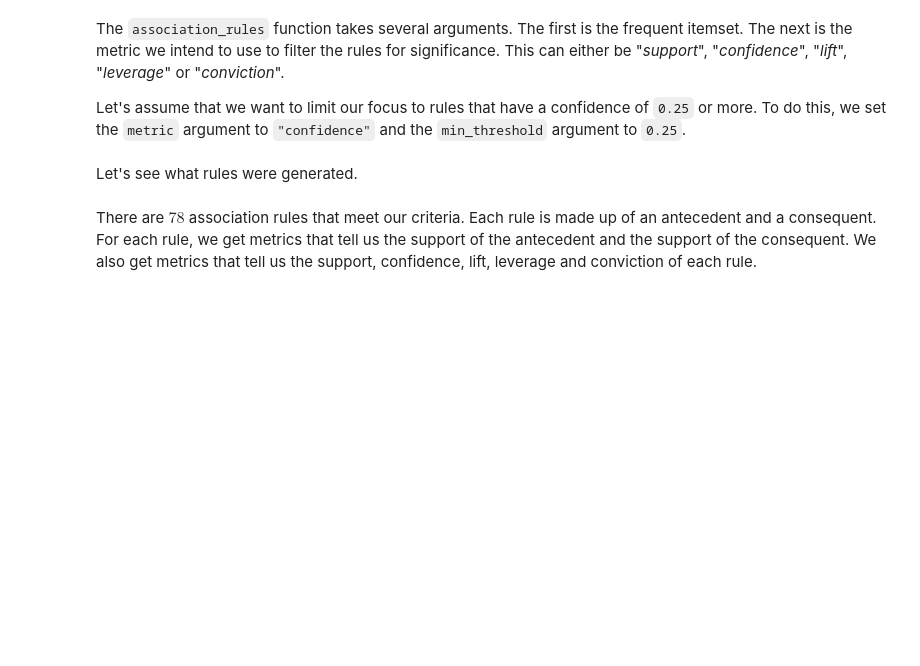
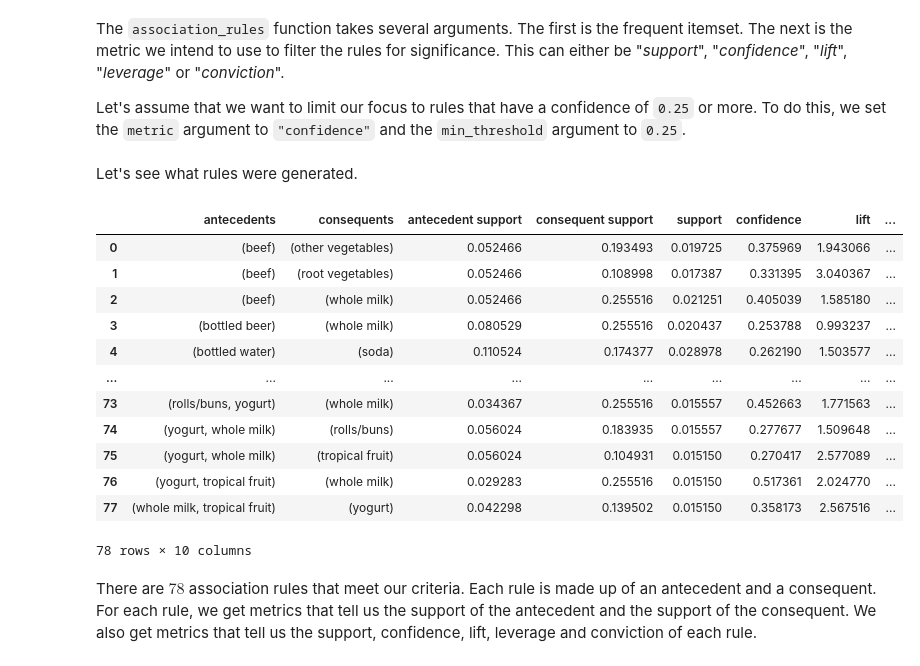
Before and after one commit to aritra19972603/machine-learning-with-python-association-rules-3209139, a Jupyter notebook: src/02b.ipynb, the cells around one changed output. Cells and saved outputs as stored; diff of their text form; code cells hidden in the pictures; blank space fills up the shorter version.

```diff
--- a/src/02b.ipynb
+++ b/src/02b.ipynb
@@ -67,2 +82,4 @@ Then we instantiate an object called `encoder` from the `TransactionEncoder` cla
+# %%
+transections=encoder.fit(groceries).transform(groceries) # type: ignore
 # %% [markdown]
 Using the `encoder` object, we call the `fit()` method to extract the unique labels in the transaction set and the `transform()` method to one-hot encode the transactions into a boolean NumPy array.
@@ -72,5 +99,7 @@ Next, we convert the transactions into a pandas DataFrame. This requires that we
 import pandas as pd
 # %% [markdown]
 Then we pass the boolean array and item names to the pandas `DataFrame()` constructor function to create a new DataFrame called `itemsets`.
+# %%
+itemsets = pd.DataFrame(transections,columns=encoder.columns_)
 # %% [markdown]
 We can preview the first 5 rows in the `itemsets` DataFrame by calling the `head()` method.
@@ -86,5 +135,7 @@ Now that we have our transactions in a compatible format (one-hot encoded pandas
 The `apriori` function takes several arguments. The first one is the pandas DataFrame of the transactions we wish to analyze. The second is the minimum support threshold of the itemsets we consider frequent. This value specifies how often an itemset must occur in the transaction set in order to warrant our attention.
 
 Let’s assume that we only want to focus our attention on itemsets that occur at least $5$ times a day. Given that our data is for $30$ days and our dataset has $9,835$ transactions, this means that we need to set our minimum support threshold to $ 5 \times \frac{30}{9835} \approx 0.015$.
+# %%
+frequent_itemsets = apriori(itemsets,min_support=0.015,use_colnames=True)
 # %% [markdown]
 By default, the `apriori` function returns the numeric column indices of the items in the transaction set. For ease of interpretation, we set the `use_colnames` argument within the function to `True`. This tells the function to return item names instead of integer values. Let's see what we got.
@@ -122,8 +229,26 @@ The next step in our market basket analysis process is to create association rul
 The `association_rules` function takes several arguments. The first is the frequent itemset. The next is the metric we intend to use to filter the rules for significance. This can either be "*support*", "*confidence*", "*lift*", "*leverage*" or "*conviction*".
 
 Let's assume that we want to limit our focus to rules that have a confidence of `0.25` or more. To do this, we set the `metric` argument to `"confidence"` and the `min_threshold` argument to `0.25`.
+# %%
+rules=association_rules(frequent_itemsets,metric="confidence",min_threshold=0.25)
 # %% [markdown]
 Let's see what rules were generated.
+# %%
+rules
+# %% [output]
+|  | antecedents | consequents | antecedent support | consequent support | support | confidence | lift | ... |
+| 0 | (beef) | (other vegetables) | 0.052466 | 0.193493 | 0.019725 | 0.375969 | 1.943066 | ... |
+| 1 | (beef) | (root vegetables) | 0.052466 | 0.108998 | 0.017387 | 0.331395 | 3.040367 | ... |
+| 2 | (beef) | (whole milk) | 0.052466 | 0.255516 | 0.021251 | 0.405039 | 1.585180 | ... |
+| 3 | (bottled beer) | (whole milk) | 0.080529 | 0.255516 | 0.020437 | 0.253788 | 0.993237 | ... |
+| 4 | (bottled water) | (soda) | 0.110524 | 0.174377 | 0.028978 | 0.262190 | 1.503577 | ... |
+| ... | ... | ... | ... | ... | ... | ... | ... | ... |
+| 73 | (rolls/buns, yogurt) | (whole milk) | 0.034367 | 0.255516 | 0.015557 | 0.452663 | 1.771563 | ... |
+| 74 | (yogurt, whole milk) | (rolls/buns) | 0.056024 | 0.183935 | 0.015557 | 0.277677 | 1.509648 | ... |
+| 75 | (yogurt, whole milk) | (tropical fruit) | 0.056024 | 0.104931 | 0.015150 | 0.270417 | 2.577089 | ... |
+| 76 | (yogurt, tropical fruit) | (whole milk) | 0.029283 | 0.255516 | 0.015150 | 0.517361 | 2.024770 | ... |
+| 77 | (whole milk, tropical fruit) | (yogurt) | 0.042298 | 0.139502 | 0.015150 | 0.358173 | 2.567516 | ... |
+78 rows × 10 columns
 # %% [markdown]
 There are $78$ association rules that meet our criteria. Each rule is made up of an antecedent and a consequent. For each rule, we get metrics that tell us the support of the antecedent and the support of the consequent. We also get metrics that tell us the support, confidence, lift, leverage and conviction of each rule.
 # %% [markdown]
```
Also changed, not shown: parts of 23 cells of this notebook.
